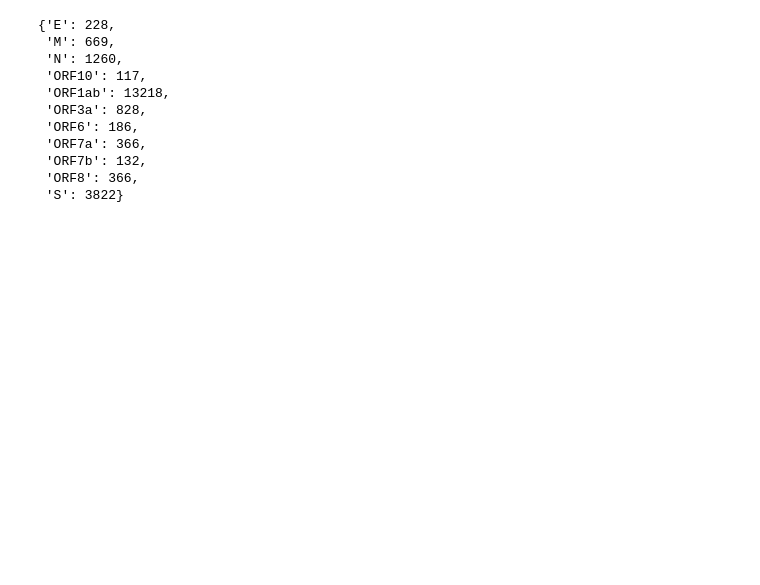
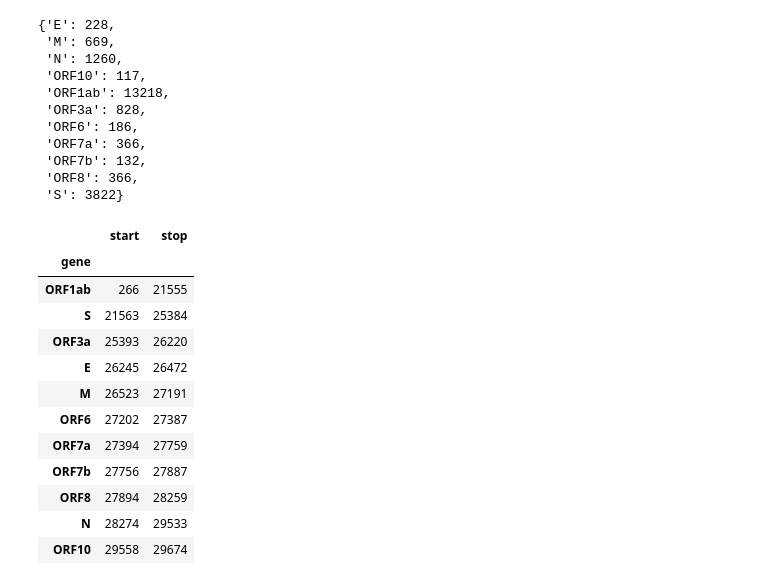
Before and after one commit to microbial-pangenomes-lab/2022_sarscov2_epistasis, a Jupyter notebook: notebooks/genes.ipynb, the cells around one changed output. Saved outputs shown, nothing was run; the diff lists cells and outputs as text; code cells hidden in the pictures; blank space fills up the shorter version.

```diff
--- a/notebooks/genes.ipynb
+++ b/notebooks/genes.ipynb
@@ -116,6 +116,22 @@ r[r['ftype'] == 'CDS'].groupby('gene')['feature_position'].max().to_dict()
 gpos = r[r['ftype'] == 'CDS'].groupby('gene').apply(
     lambda x: pd.Series([x['position'].min(), x['position'].max()],
                         index=['start', 'stop'])).sort_values('start')
+# %%
+gpos
+# %% [output]
+|  | start | stop |
+| gene |  |  |
+| ORF1ab | 266 | 21555 |
+| S | 21563 | 25384 |
+| ORF3a | 25393 | 26220 |
+| E | 26245 | 26472 |
+| M | 26523 | 27191 |
+| ORF6 | 27202 | 27387 |
+| ORF7a | 27394 | 27759 |
+| ORF7b | 27756 | 27887 |
+| ORF8 | 27894 | 28259 |
+| N | 28274 | 29533 |
+| ORF10 | 29558 | 29674 |
 # %%
 fig, ax = plt.subplots(figsize=(15, 3))
 
```
Also changed, not shown: parts of 1 cell of this notebook, 3 other files.
